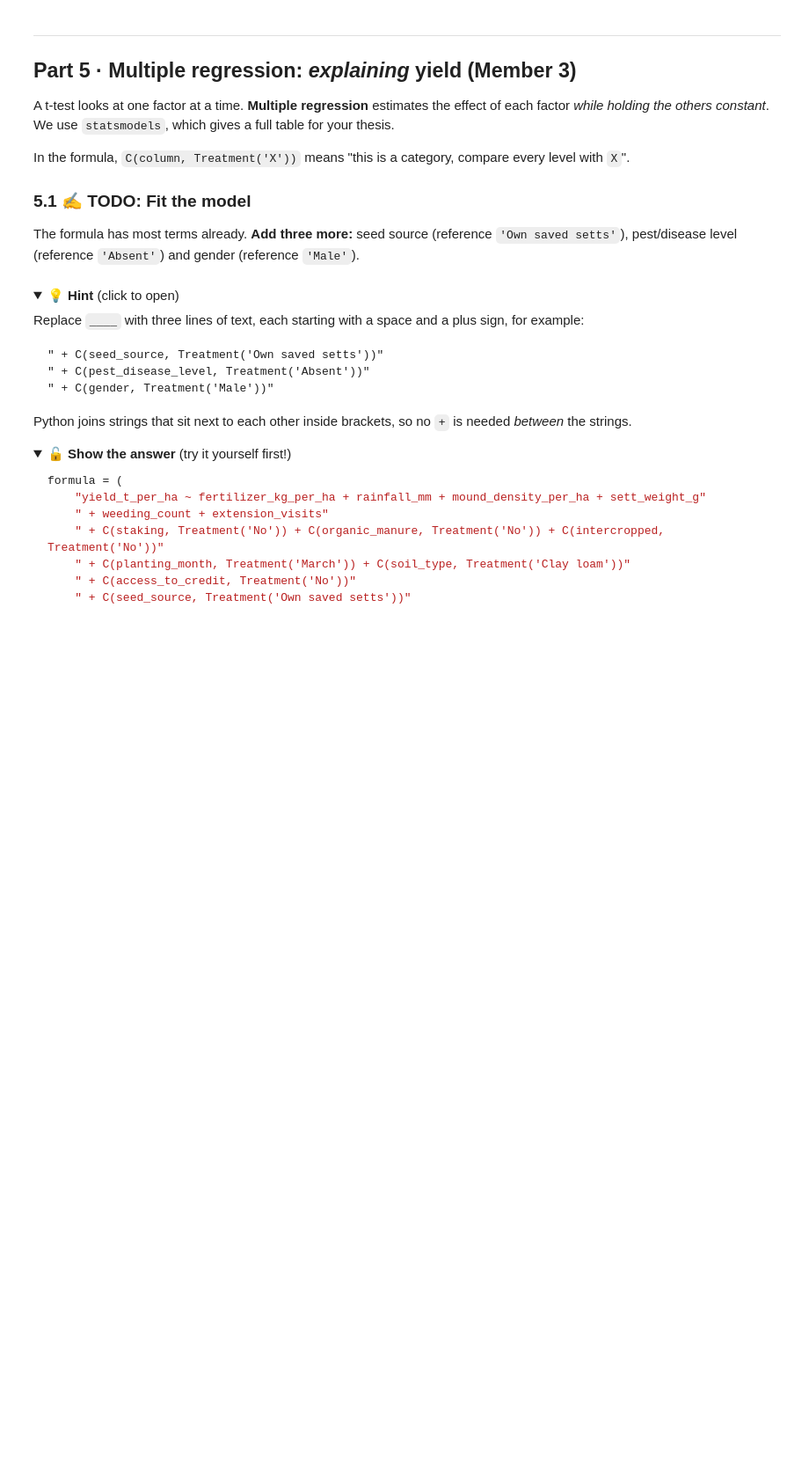
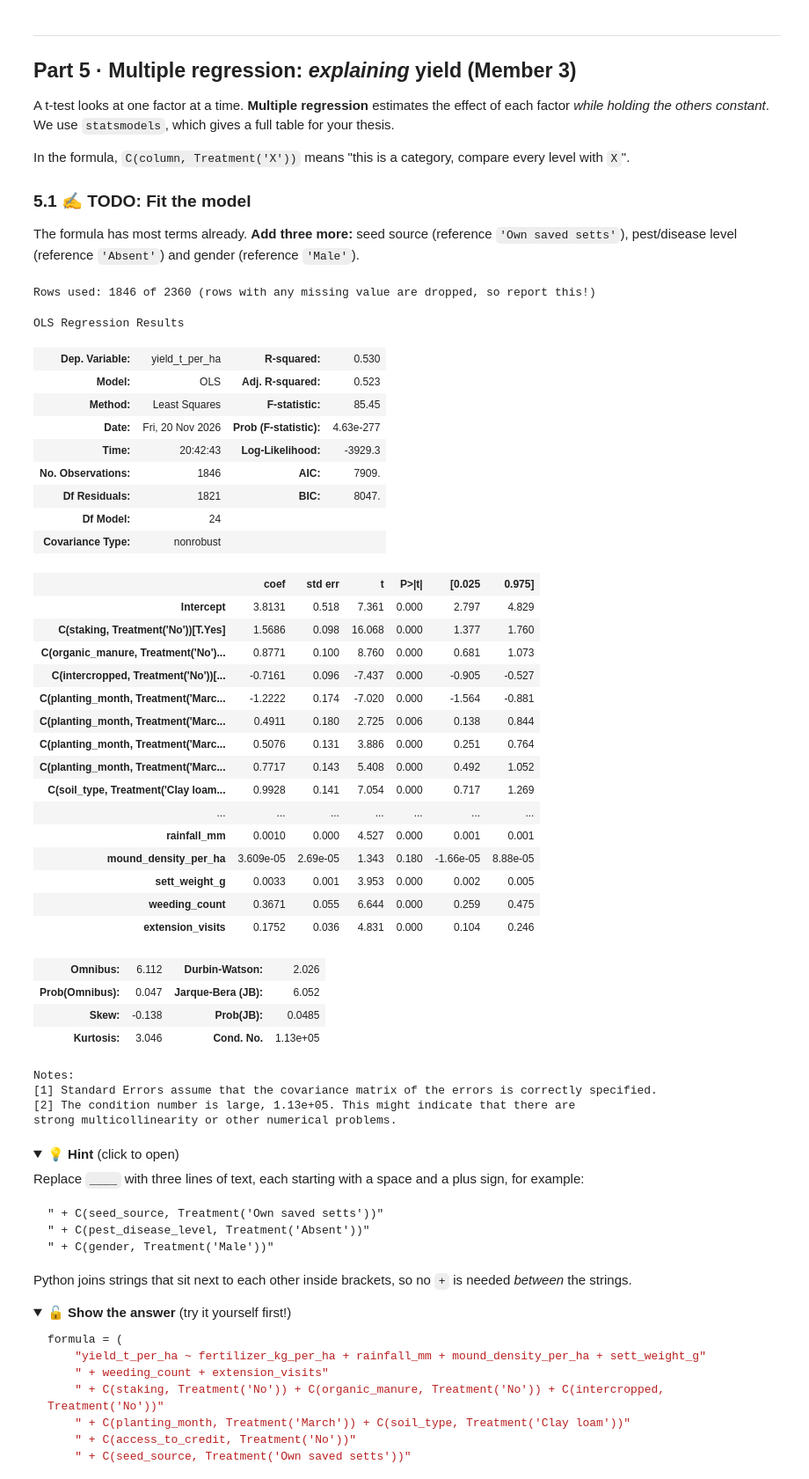
Before and after one commit to ofugocho/NSUK-DS-GROUP-03, a Jupyter notebook: notebooks/group_project.ipynb, the cells around one changed output. Shown at 88% size. Saved outputs shown, nothing was run; the diff lists cells and outputs as text; code cells hidden in the pictures; folded sections open; blank space fills up the shorter version.

Commit message:
Working on the statistical analysis of the project

```diff
--- a/notebooks/group_project.ipynb
+++ b/notebooks/group_project.ipynb
@@ -1280,17 +1310,55 @@ pest/disease level (reference `'Absent'`) and gender (reference `'Male'`).
 # %%
 formula = (
     "yield_t_per_ha ~ fertilizer_kg_per_ha + rainfall_mm + mound_density_per_ha + sett_weight_g"
     " + weeding_count + extension_visits"
     " + C(staking, Treatment('No')) + C(organic_manure, Treatment('No')) + C(intercropped, Treatment('No'))"
     " + C(planting_month, Treatment('March')) + C(soil_type, Treatment('Clay loam'))"
     " + C(access_to_credit, Treatment('No'))"
     # TODO: add seed_source, pest_disease_level and gender on the next lines, e.g.
     # " + C(seed_source, Treatment('Own saved setts'))"
-    ____
+    " + C(seed_source, Treatment('Own saved setts'))"
+    " + C(pest_disease_level, Treatment('Absent'))"
+    " + C(gender, Treatment('Male'))"
 )
 ols = smf.ols(formula, data=df).fit()
 print(f"Rows used: {int(ols.nobs)} of {len(df)} (rows with any missing value are dropped, so report this!)")
 ols.summary()
+# %% [output]
+Rows used: 1846 of 2360 (rows with any missing value are dropped, so report this!)
+OLS Regression Results
+| Dep. Variable: | yield_t_per_ha | R-squared: | 0.530 |
+| Model: | OLS | Adj. R-squared: | 0.523 |
+| Method: | Least Squares | F-statistic: | 85.45 |
+| Date: | Fri, 20 Nov 2026 | Prob (F-statistic): | 4.63e-277 |
+| Time: | 20:42:43 | Log-Likelihood: | -3929.3 |
+| No. Observations: | 1846 | AIC: | 7909. |
+| Df Residuals: | 1821 | BIC: | 8047. |
+| Df Model: | 24 |  |  |
+| Covariance Type: | nonrobust |  |  |
+|  | coef | std err | t | P>|t| | [0.025 | 0.975] |
+| Intercept | 3.8131 | 0.518 | 7.361 | 0.000 | 2.797 | 4.829 |
+| C(staking, Treatment('No'))[T.Yes] | 1.5686 | 0.098 | 16.068 | 0.000 | 1.377 | 1.760 |
+| C(organic_manure, Treatment('No')... | 0.8771 | 0.100 | 8.760 | 0.000 | 0.681 | 1.073 |
+| C(intercropped, Treatment('No'))[... | -0.7161 | 0.096 | -7.437 | 0.000 | -0.905 | -0.527 |
+| C(planting_month, Treatment('Marc... | -1.2222 | 0.174 | -7.020 | 0.000 | -1.564 | -0.881 |
+| C(planting_month, Treatment('Marc... | 0.4911 | 0.180 | 2.725 | 0.006 | 0.138 | 0.844 |
+| C(planting_month, Treatment('Marc... | 0.5076 | 0.131 | 3.886 | 0.000 | 0.251 | 0.764 |
+| C(planting_month, Treatment('Marc... | 0.7717 | 0.143 | 5.408 | 0.000 | 0.492 | 1.052 |
+| C(soil_type, Treatment('Clay loam... | 0.9928 | 0.141 | 7.054 | 0.000 | 0.717 | 1.269 |
+| ... | ... | ... | ... | ... | ... | ... |
+| rainfall_mm | 0.0010 | 0.000 | 4.527 | 0.000 | 0.001 | 0.001 |
+| mound_density_per_ha | 3.609e-05 | 2.69e-05 | 1.343 | 0.180 | -1.66e-05 | 8.88e-05 |
+| sett_weight_g | 0.0033 | 0.001 | 3.953 | 0.000 | 0.002 | 0.005 |
+| weeding_count | 0.3671 | 0.055 | 6.644 | 0.000 | 0.259 | 0.475 |
+| extension_visits | 0.1752 | 0.036 | 4.831 | 0.000 | 0.104 | 0.246 |
+| Omnibus: | 6.112 | Durbin-Watson: | 2.026 |
+| Prob(Omnibus): | 0.047 | Jarque-Bera (JB): | 6.052 |
+| Skew: | -0.138 | Prob(JB): | 0.0485 |
+| Kurtosis: | 3.046 | Cond. No. | 1.13e+05 |
+Notes:
+[1] Standard Errors assume that the covariance matrix of the errors is correctly specified.
+[2] The condition number is large, 1.13e+05. This might indicate that there are
+strong multicollinearity or other numerical problems.
 # %% [markdown]
 <details><summary>💡 <b>Hint</b> (click to open)</summary>
 
```
Also changed, not shown: parts of 15 cells of this notebook, 1 other file.
